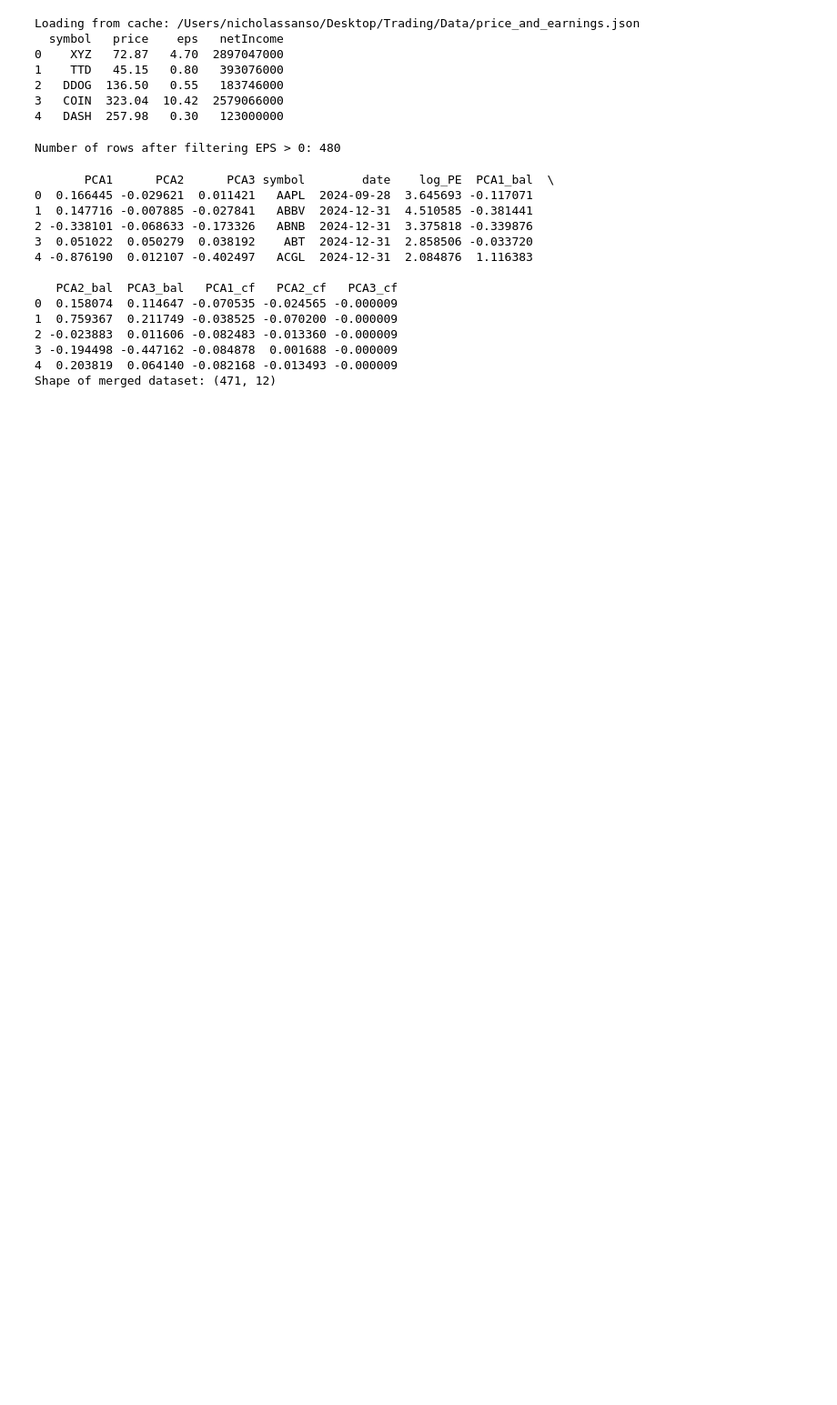
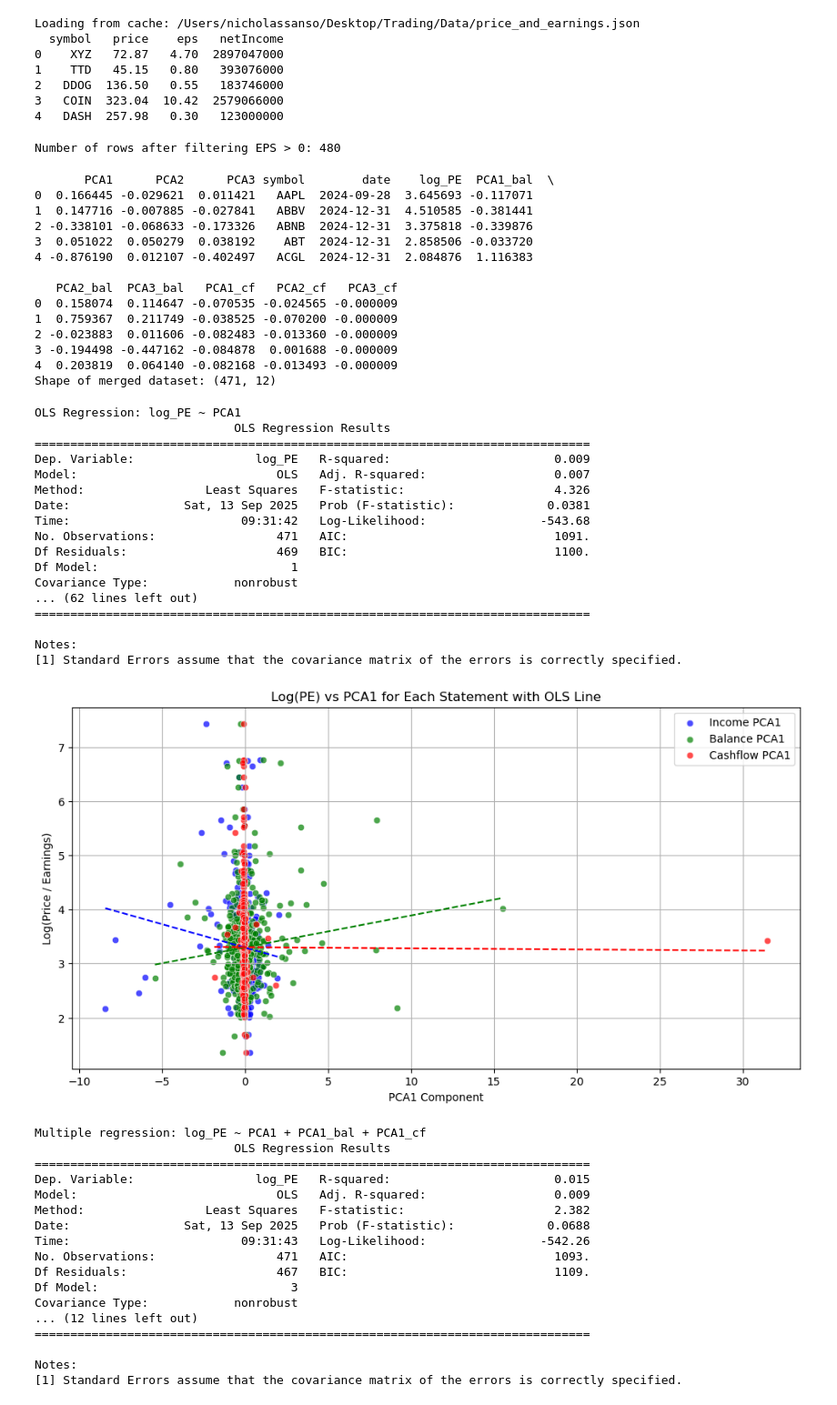
Before and after one commit to Nicholas-Sanso/SPY_Behavior, a Jupyter notebook: contextualizing_pricing_2.ipynb, the cells around one changed output. Shown: that part at 91% size. Drawn from its saved outputs; the diff is of its cells as text; code cells hidden in the pictures; blank space fills up the shorter version.

```diff
--- a/contextualizing_pricing_2.ipynb
+++ b/contextualizing_pricing_2.ipynb
@@ -448,3 +503,79 @@ print("Shape of merged dataset:", merged_df.shape)
 3 -0.194498 -0.447162 -0.084878  0.001688 -0.000009
 4  0.203819  0.064140 -0.082168 -0.013493 -0.000009
 Shape of merged dataset: (471, 12)
+# %%
+# Example: columns in merged_df
+# 'PCA1', 'PCA1_bal', 'PCA1_cf', 'log_PE'
+
+# --- 1. Separate regressions for each PCA1 ---
+def run_ols_plot(x_col, y_col='log_PE', df=merged_df, color='blue', label=''):
+    X = sm.add_constant(df[x_col])  # add intercept
+    y = df[y_col]
+    model = sm.OLS(y, X).fit()
+    print(f"OLS Regression: {y_col} ~ {x_col}")
+    print(model.summary())
+
+    # Scatter + regression line
+    sns.scatterplot(x=x_col, y=y_col, data=df, color=color, alpha=0.7, label=label)
+    # Add regression line
+    x_vals = np.linspace(df[x_col].min(), df[x_col].max(), 100)
+    y_vals = model.params[0] + model.params[1]*x_vals
+    plt.plot(x_vals, y_vals, color=color, linestyle='--')
+    return model
+
+plt.figure(figsize=(12,6))
+model_income = run_ols_plot('PCA1', color='blue', label='Income PCA1')
+model_balance = run_ols_plot('PCA1_bal', color='green', label='Balance PCA1')
+model_cashflow = run_ols_plot('PCA1_cf', color='red', label='Cashflow PCA1')
+
+plt.xlabel('PCA1 Component')
+plt.ylabel('Log(Price / Earnings)')
+plt.title('Log(PE) vs PCA1 for Each Statement with OLS Line')
+plt.legend()
+plt.grid(True)
+plt.show()
+
+# --- 2. Multiple regression including all three PCA1s ---
+X_multi = merged_df[['PCA1','PCA1_bal','PCA1_cf']]
+X_multi = sm.add_constant(X_multi)
+y_multi = merged_df['log_PE']
+
+multi_model = sm.OLS(y_multi, X_multi).fit()
+print("Multiple regression: log_PE ~ PCA1 + PCA1_bal + PCA1_cf")
+print(multi_model.summary())
+# %% [output]
+OLS Regression: log_PE ~ PCA1
+                            OLS Regression Results
+==============================================================================
+Dep. Variable:                 log_PE   R-squared:                       0.009
+Model:                            OLS   Adj. R-squared:                  0.007
+Method:                 Least Squares   F-statistic:                     4.326
+Date:                Sat, 13 Sep 2025   Prob (F-statistic):             0.0381
+Time:                        09:31:42   Log-Likelihood:                -543.68
+No. Observations:                 471   AIC:                             1091.
+Df Residuals:                     469   BIC:                             1100.
+Df Model:                           1
+Covariance Type:            nonrobust
+... (62 lines left out)
+==============================================================================
+
+Notes:
+[1] Standard Errors assume that the covariance matrix of the errors is correctly specified.
+[figure, added]
+Multiple regression: log_PE ~ PCA1 + PCA1_bal + PCA1_cf
+                            OLS Regression Results
+==============================================================================
+Dep. Variable:                 log_PE   R-squared:                       0.015
+Model:                            OLS   Adj. R-squared:                  0.009
+Method:                 Least Squares   F-statistic:                     2.382
+Date:                Sat, 13 Sep 2025   Prob (F-statistic):             0.0688
+Time:                        09:31:43   Log-Likelihood:                -542.26
+No. Observations:                 471   AIC:                             1093.
+Df Residuals:                     467   BIC:                             1109.
+Df Model:                           3
+Covariance Type:            nonrobust
+... (12 lines left out)
+==============================================================================
+
+Notes:
+[1] Standard Errors assume that the covariance matrix of the errors is correctly specified.
```
Also changed, not shown: parts of 5 cells of this notebook.
